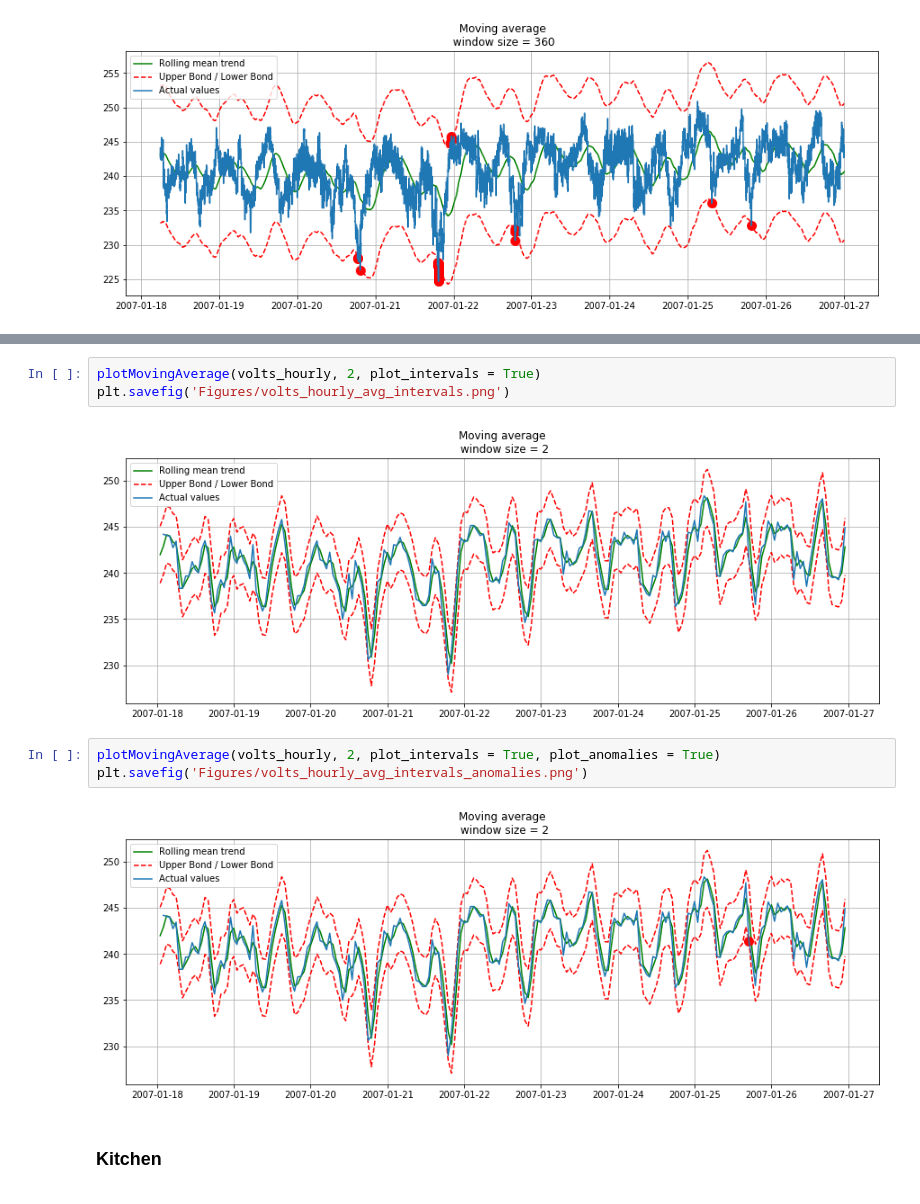
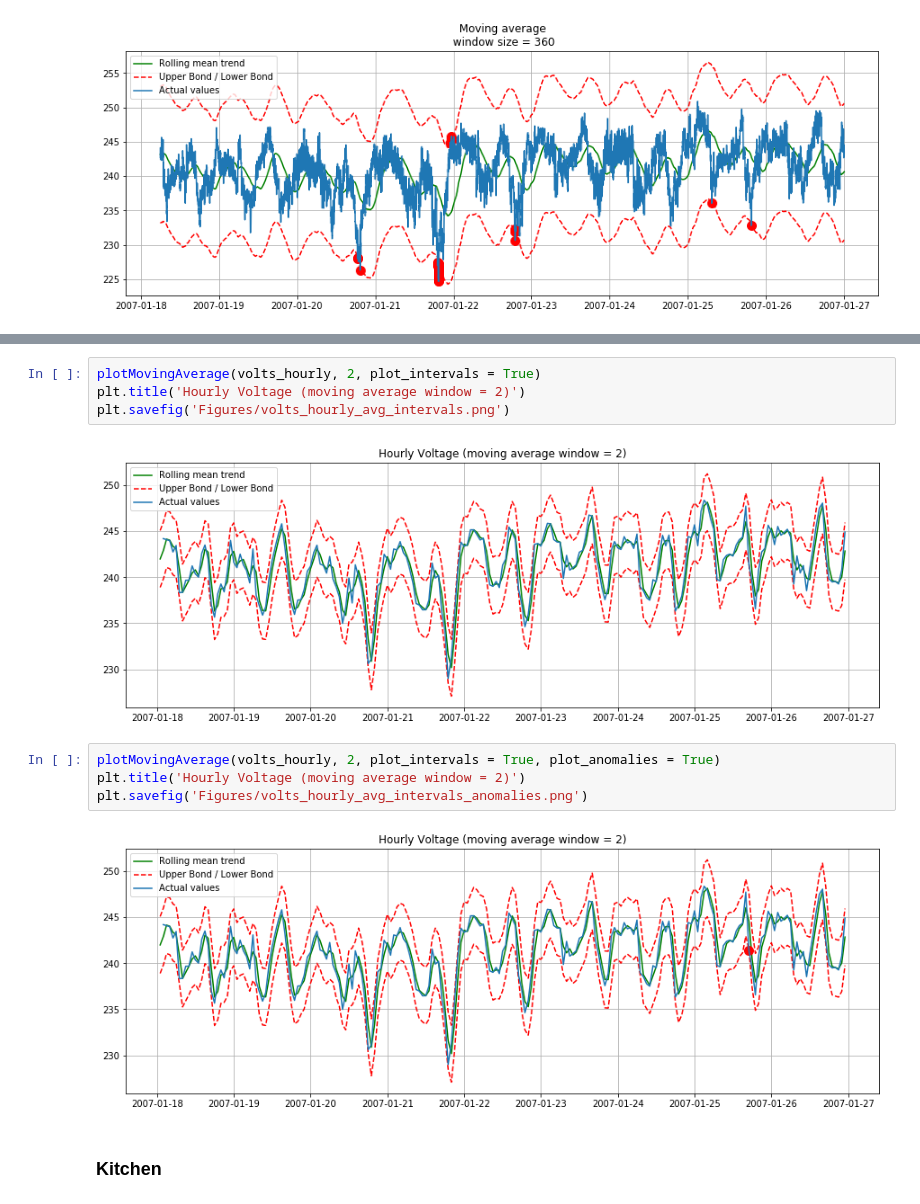
Before and after one commit to collinprather/IoT-Time-Series-Forecasting, a Jupyter notebook: IoT_ML.ipynb, the cells around one changed output, grey strips where cells are left out. Saved outputs shown, nothing was run; the diff lists cells and outputs as text.

```diff
--- a/IoT_ML.ipynb
+++ b/IoT_ML.ipynb
@@ -196,13 +198,15 @@ plt.savefig('Figures/volts_hourly_avg.png')
 # %%
 plotMovingAverage(volts_hourly, 2, plot_intervals = True)
+plt.title('Hourly Voltage (moving average window = 2)')
 plt.savefig('Figures/volts_hourly_avg_intervals.png')
 # %% [output]
-[figure, old version]
+[figure, new version]
 # %%
 plotMovingAverage(volts_hourly, 2, plot_intervals = True, plot_anomalies = True)
+plt.title('Hourly Voltage (moving average window = 2)')
 plt.savefig('Figures/volts_hourly_avg_intervals_anomalies.png')
 # %% [output]
-[figure, old version]
+[figure, new version]
 # %% [markdown]
 ### Kitchen
 # %%
```
Also changed, not shown: parts of 6 cells of this notebook, 18 other files.
